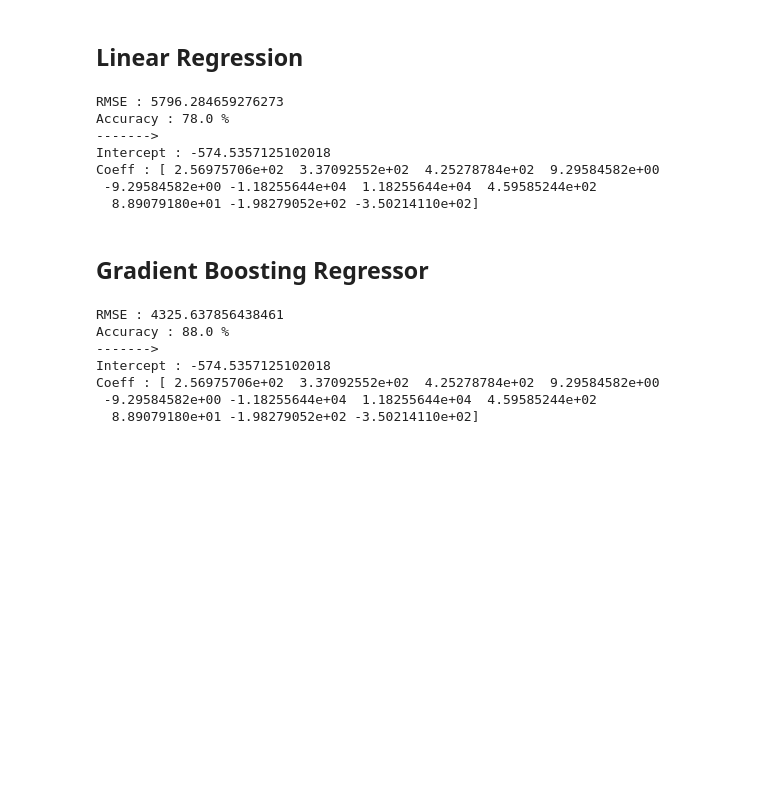
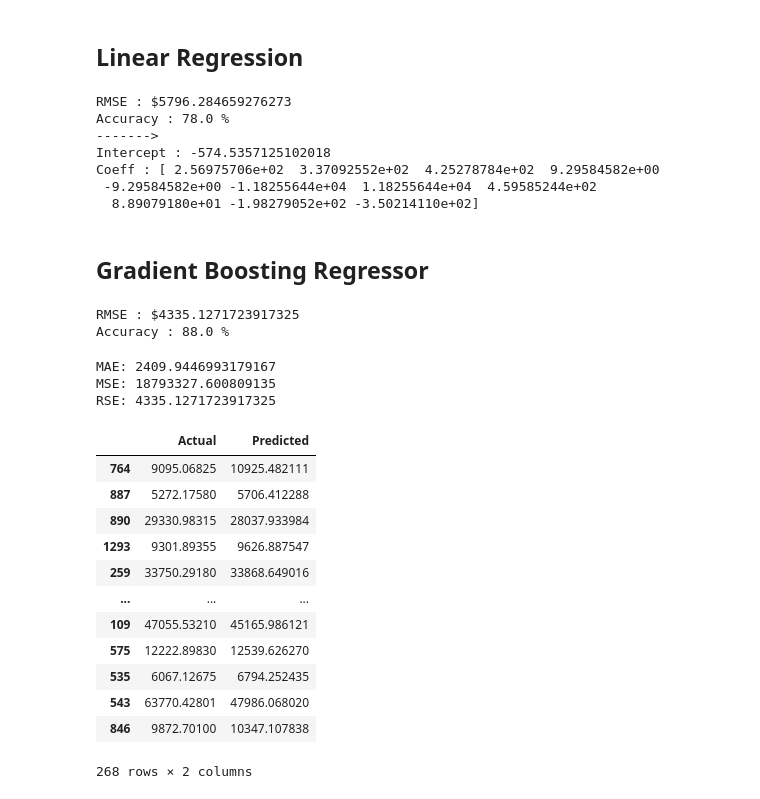
Before and after one commit to heyrobin/Medical-Expenses--ML, a Jupyter notebook: Medical_Charges_Prediction.ipynb, the cells around one changed output. Saved outputs shown, nothing was run; the diff lists cells and outputs as text; code cells hidden in the pictures; blank space fills up the shorter version.

```diff
--- a/Medical_Charges_Prediction.ipynb
+++ b/Medical_Charges_Prediction.ipynb
@@ -394,13 +394,13 @@ lr_predict = lr.predict(X_test)
 lr_rmse = np.sqrt(mean_squared_error(y_test,lr_predict))
 lr_score = round(r2_score(y_test,lr_predict),2)*100
 
-print("RMSE :",lr_rmse)
+print("RMSE : ${}".format(lr_rmse))
 print("Accuracy :",lr_score,"%")
 print("------->")
 print("Intercept :",lr.intercept_)
 print("Coeff :",lr.coef_)
 # %% [output]
-RMSE : 5796.284659276273
+RMSE : $5796.284659276273
 Accuracy : 78.0 %
 ------->
 Intercept : -574.5357125102018
@@ -412,7 +412,7 @@ Coeff : [ 2.56975706e+02  3.37092552e+02  4.25278784e+02  9.29584582e+00
 # %%
 from sklearn.ensemble import GradientBoostingRegressor
 
-gbr = GradientBoostingRegressor(max_depth=3, random_state=42)
+gbr = GradientBoostingRegressor()
 gbr.fit(X_train, y_train)
 
 gbr_predict = gbr.predict(X_test)
@@ -420,16 +420,33 @@ gbr_predict = gbr.predict(X_test)
 gbr_rmse = np.sqrt(mean_squared_error(y_test,gbr_predict))
 gbr_score = round(r2_score(y_test,gbr_predict),2)*100
 
-print("RMSE :",gbr_rmse)
+print("RMSE : ${}".format(gbr_rmse))
 print("Accuracy :",gbr_score,"%")
-print("------->")
-print("Intercept :",lr.intercept_)
-print("Coeff :",lr.coef_)
 # %% [output]
-RMSE : 4325.637856438461
+RMSE : $4335.1271723917325
 Accuracy : 88.0 %
-------->
-Intercept : -574.5357125102018
-Coeff : [ 2.56975706e+02  3.37092552e+02  4.25278784e+02  9.29584582e+00
- -9.29584582e+00 -1.18255644e+04  1.18255644e+04  4.59585244e+02
-  8.89079180e+01 -1.98279052e+02 -3.50214110e+02]
+# %%
+print('MAE:', metrics.mean_absolute_error(y_test, gbr_predict))
+print('MSE:', metrics.mean_squared_error(y_test, gbr_predict))
+print('RSE:', np.sqrt(metrics.mean_squared_error(y_test, gbr_predict)))
+# %% [output]
+MAE: 2409.9446993179167
+MSE: 18793327.600809135
+RSE: 4335.1271723917325
+# %%
+results = pd.DataFrame({'Actual': y_test, 'Predicted' : gbr_predict})
+results
+# %% [output]
+|  | Actual | Predicted |
+| 764 | 9095.06825 | 10925.482111 |
+| 887 | 5272.17580 | 5706.412288 |
+| 890 | 29330.98315 | 28037.933984 |
+| 1293 | 9301.89355 | 9626.887547 |
+| 259 | 33750.29180 | 33868.649016 |
+| ... | ... | ... |
+| 109 | 47055.53210 | 45165.986121 |
+| 575 | 12222.89830 | 12539.626270 |
+| 535 | 6067.12675 | 6794.252435 |
+| 543 | 63770.42801 | 47986.068020 |
+| 846 | 9872.70100 | 10347.107838 |
+268 rows × 2 columns
```
